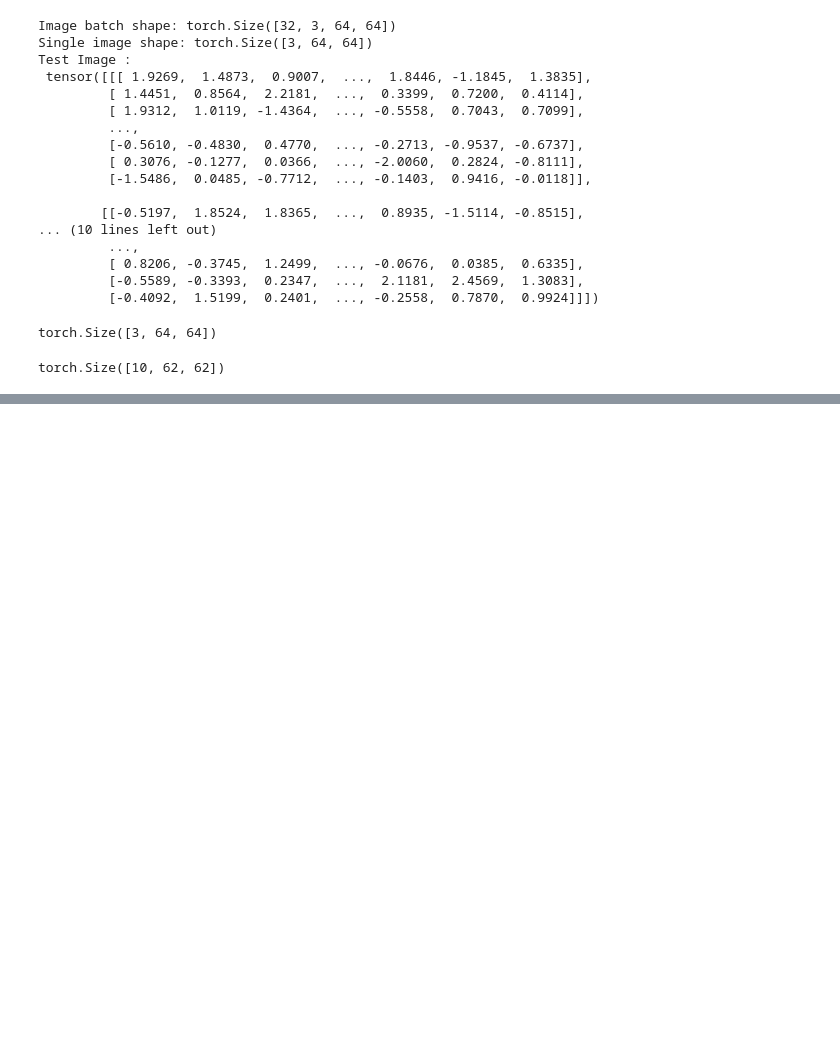
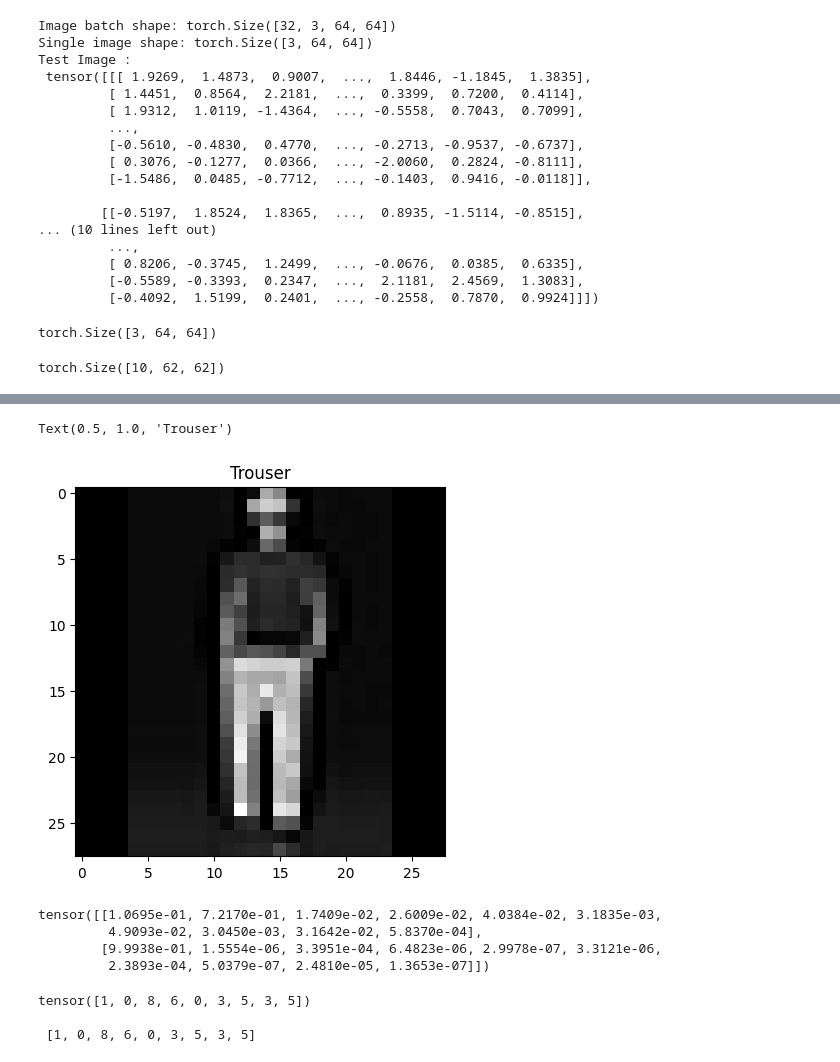
Before and after one commit to Cleign1/ZTM_Pytorch, a Jupyter notebook: 03_pytorch_vision.ipynb, the cells around one changed output, grey strips where cells are left out. Saved outputs shown, nothing was run; the diff lists cells and outputs as text; code cells hidden in the pictures; blank space fills up the shorter version.

```diff
--- a/03_pytorch_vision.ipynb
+++ b/03_pytorch_vision.ipynb
@@ -788,0 +984,27 @@ torch.Size([10, 62, 62])
+# %%
+plt.imshow(test_samples[0].squeeze(), cmap='gray')
+plt.title(test_data.classes[test_labels[0]])
+# %% [output]
+Text(0.5, 1.0, 'Trouser')
+[figure, added]
+# %%
+# make predictions
+pred_probs = make_predictions(model=model_2,
+                              data=test_samples)
+
+# view the first two prediction probabilities
+pred_probs[:2]
+# %% [output]
+tensor([[1.0695e-01, 7.2170e-01, 1.7409e-02, 2.6009e-02, 4.0384e-02, 3.1835e-03,
+         4.9093e-02, 3.0450e-03, 3.1642e-02, 5.8370e-04],
+        [9.9938e-01, 1.5554e-06, 3.3951e-04, 6.4823e-06, 2.9978e-07, 3.3121e-06,
+         2.3893e-04, 5.0379e-07, 2.4810e-05, 1.3653e-07]])
+# %%
+# convert prediction probabilities to labels
+pred_classes = pred_probs.argmax(dim=1)
+print(pred_classes)
+print("\n",test_labels)
+# %% [output]
+tensor([1, 0, 8, 6, 0, 3, 5, 3, 5])
+
+ [1, 0, 8, 6, 0, 3, 5, 3, 5]
```
Also changed, not shown: parts of 31 cells of this notebook.
